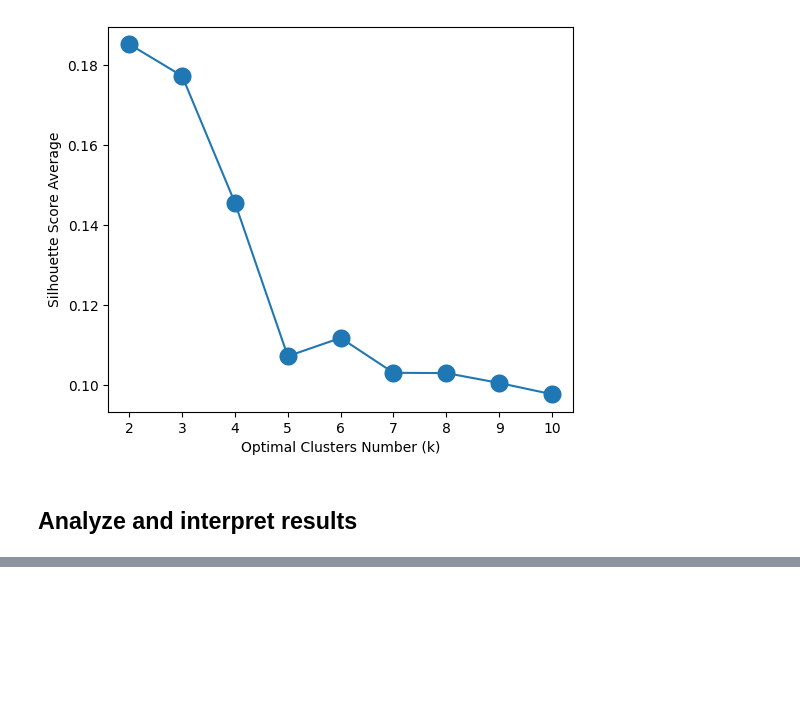
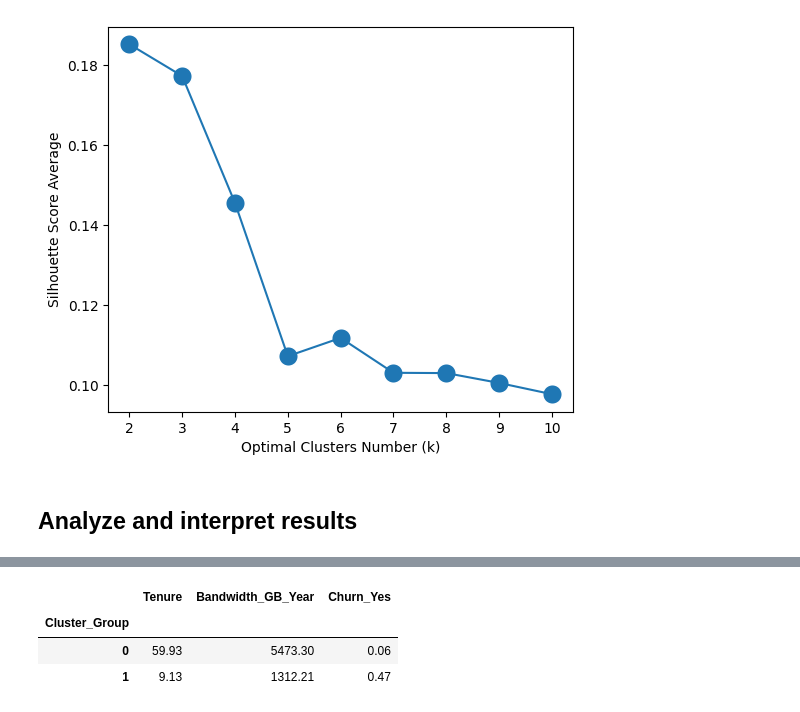
Before and after one commit to dayanaviana/WGU, a Jupyter notebook: D212-DataMiningII/__main__D212_1.ipynb, the cells around one changed output, grey strips where cells are left out. Drawn from its saved outputs; the diff is of its cells as text; code cells hidden in the pictures; blank space fills up the shorter version.

```diff
--- a/D212-DataMiningII/__main__D212_1.ipynb
+++ b/D212-DataMiningII/__main__D212_1.ipynb
@@ -226,0 +298,11 @@ ax = ax.set(xlabel = 'Optimal Clusters Number (k)',
+# %%
+df_reduced.groupby('Cluster_Group').agg({
+    'Tenure': 'mean',
+    'Bandwidth_GB_Year': 'mean',
+    'Churn_Yes': 'mean'
+}).round(2)
+# %% [output]
+|  | Tenure | Bandwidth_GB_Year | Churn_Yes |
+| Cluster_Group |  |  |  |
+| 0 | 59.93 | 5473.30 | 0.06 |
+| 1 | 9.13 | 1312.21 | 0.47 |
```
Also changed, not shown: parts of 7 cells of this notebook, 10 other files.
